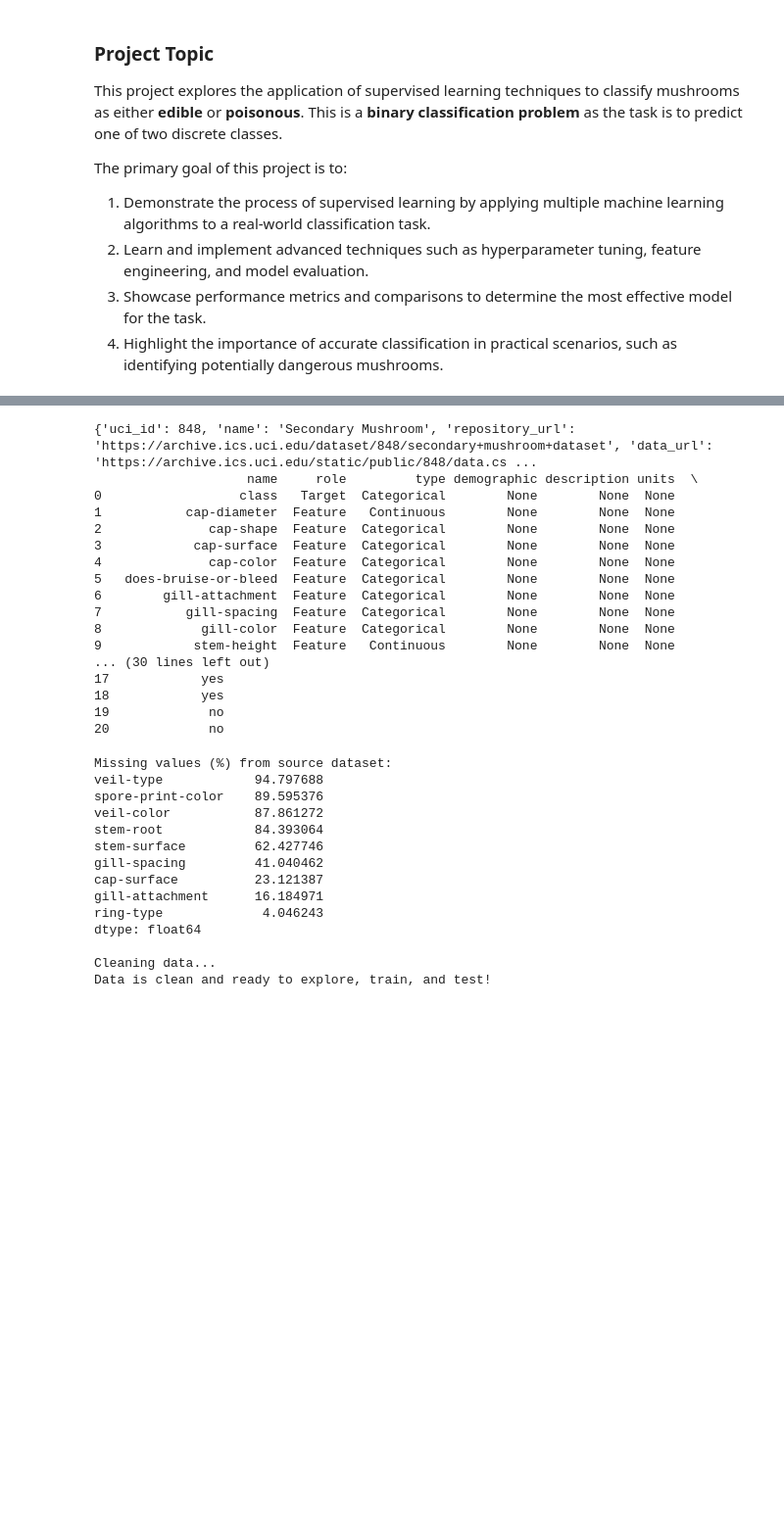
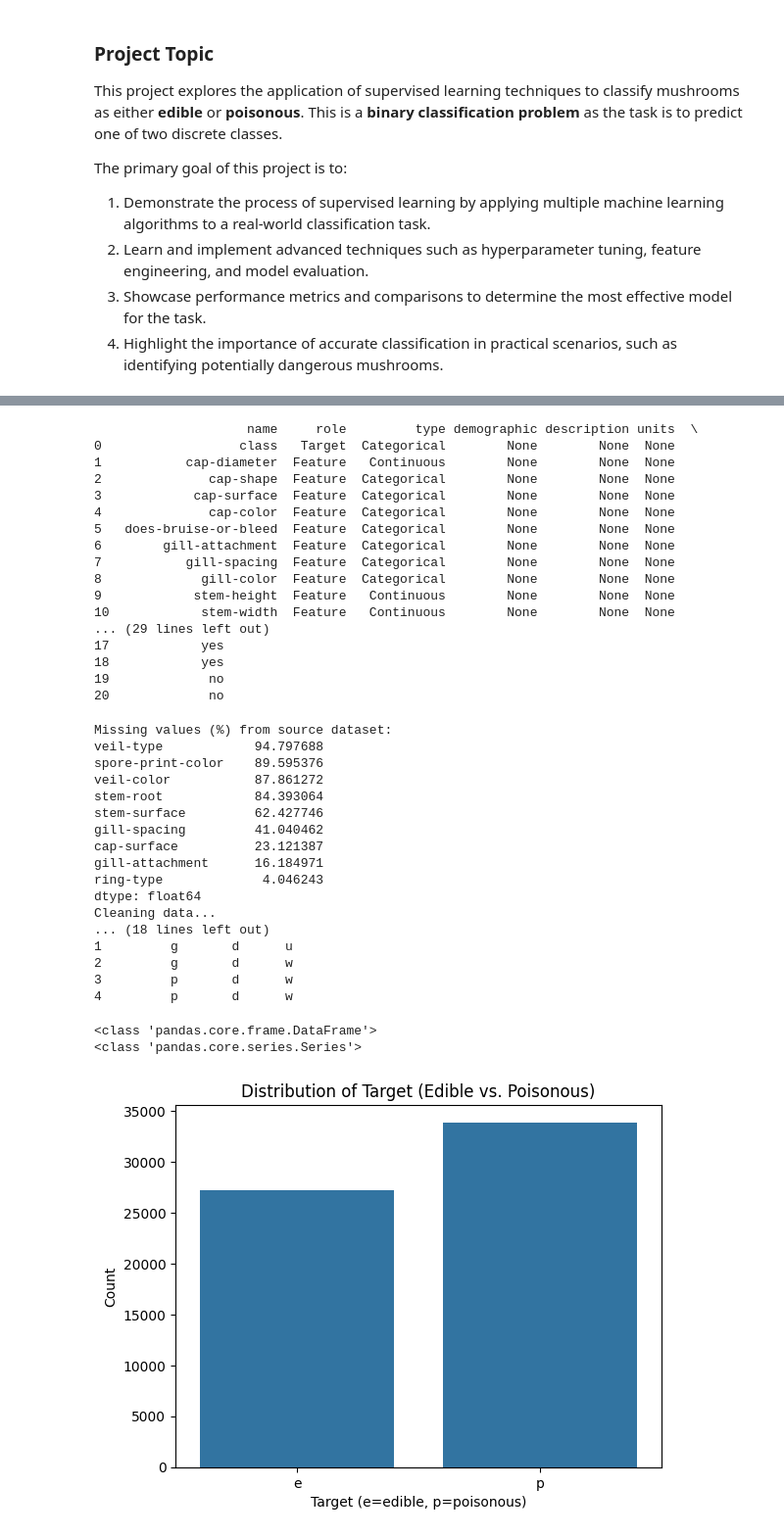
Before and after one commit to porterwilcox/supervised-learning, a Jupyter notebook: supervised-learning.ipynb, the cells around one changed output, grey strips where cells are left out. Shown: that part at 98% size. Saved outputs shown, nothing was run; the diff lists cells and outputs as text; code cells hidden in the pictures; blank space fills up the shorter version.

Commit message:
Learned about label encoding in order to work with categorical features in Correlation matrix and chosen models; Continued EDA; Began model training

```diff
--- a/supervised-learning.ipynb
+++ b/supervised-learning.ipynb
@@ -34,6 +34,7 @@ import seaborn as sns
 import numpy as np
 from ucimlrepo import fetch_ucirepo
 # %%
+# Thanks, UCI_ML_Repo!
 # fetch dataset
 secondary_mushroom = fetch_ucirepo(id=848)
 # data (as pandas dataframes)
@@ -41,11 +42,10 @@ X = secondary_mushroom.data.features
 y = secondary_mushroom.data.targets
 
 # metadata
-print(secondary_mushroom.metadata)
+# print(secondary_mushroom.metadata)
 # variable information
 print(secondary_mushroom.variables)
 # %% [output]
-{'uci_id': 848, 'name': 'Secondary Mushroom', 'repository_url': 'https://archive.ics.uci.edu/dataset/848/secondary+mushroom+dataset', 'data_url': 'https://archive.ics.uci.edu/static/public/848/data.cs ...
                     name     role         type demographic description units  \
 0                  class   Target  Categorical        None        None  None
 1           cap-diameter  Feature   Continuous        None        None  None
@@ -57,27 +57,30 @@ print(secondary_mushroom.variables)
 7           gill-spacing  Feature  Categorical        None        None  None
 8             gill-color  Feature  Categorical        None        None  None
 9            stem-height  Feature   Continuous        None        None  None
-... (30 lines left out)
+10            stem-width  Feature   Continuous        None        None  None
+... (29 lines left out)
 17            yes
 18            yes
 19             no
 20             no
 # %%
 '''
-Exploratory Data Analysis
+Exploratory Data Analysis [Part 1]
 
-The variable information printed above shows that several features are missing values.
-In order to not out right break certain my logisitic regression model or to degrade performance of my other models,
+The variable information printed above shows that several features were missing values.
+In order to not out right break certain my ***UPDATE THIS*** logisitic regression model or to degrade performance of my other models,
 I inspected the percentage of samples missing the particular features. I decided to remove features with more than 30% of values missing
-to avoid causing collinearity among the features. For the rest with missing values I add a new, unique value (?) to represent missing
+to avoid causing collinearity among the features (e.g., associating a missing veil-type with poisonous if by chance
+many poisonous records were missing a veil-type, etc.).
+For the rest with missing values I added a new, unique value (?) to represent missing. This was a viable option because the features
+in scope were all categorical instead of continuous.
 '''
 
 missing_proportions = X.isnull().mean() * 100
 missing_features = missing_proportions[missing_proportions > 0].sort_values(ascending=False)
 print("Missing values (%) from source dataset:")
 print(missing_features)
-print('')
-print('Cleaning data...')
+print('Cleaning data...', end='\n\n')
 
 features_to_drop = missing_proportions[missing_proportions > 30].index
 X_cleaned = X.drop(columns=features_to_drop)
@@ -91,6 +94,7 @@ missing_features_check = missing_proportions_check[missing_proportions_check > 0
 assert len(missing_features_check) == 0, 'Data is not cleaned as expected'
 X = X_cleaned
 print('Data is clean and ready to explore, train, and test!')
+print(X.head())
 # %% [output]
 Missing values (%) from source dataset:
 veil-type            94.797688
@@ -103,6 +107,9 @@ cap-surface          23.121387
 gill-attachment      16.184971
 ring-type             4.046243
 dtype: float64
-
 Cleaning data...
-Data is clean and ready to explore, train, and test!
+... (18 lines left out)
+1         g       d      u
+2         g       d      w
+3         p       d      w
+4         p       d      w
@@ -108,0 +122,15 @@ Data is clean and ready to explore, train, and test!
+# %%
+print(type(y))
+y_col = y.iloc[:, 0]
+print(type(y_col))
+# %% [output]
+<class 'pandas.core.frame.DataFrame'>
+<class 'pandas.core.series.Series'>
+# %%
+sns.countplot(x=y_col, order=['e', 'p'])
+plt.title("Distribution of Target (Edible vs. Poisonous)")
+plt.xlabel("Target (e=edible, p=poisonous)")
+plt.ylabel("Count")
+plt.show()
+# %% [output]
+[figure, added]
```
Also changed, not shown: parts of 10 cells of this notebook.
